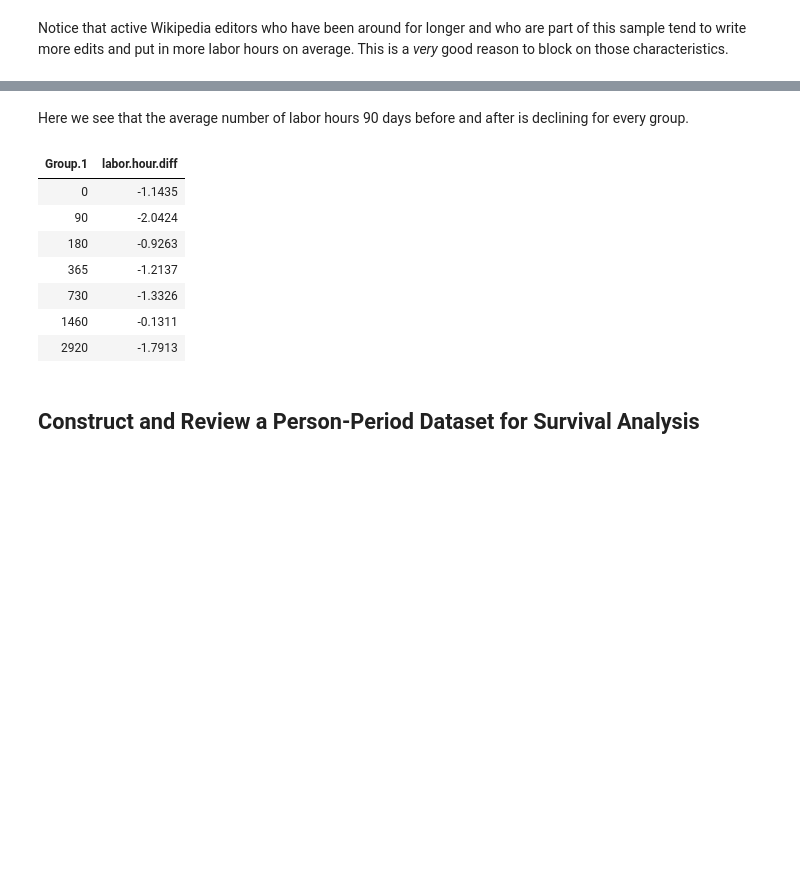
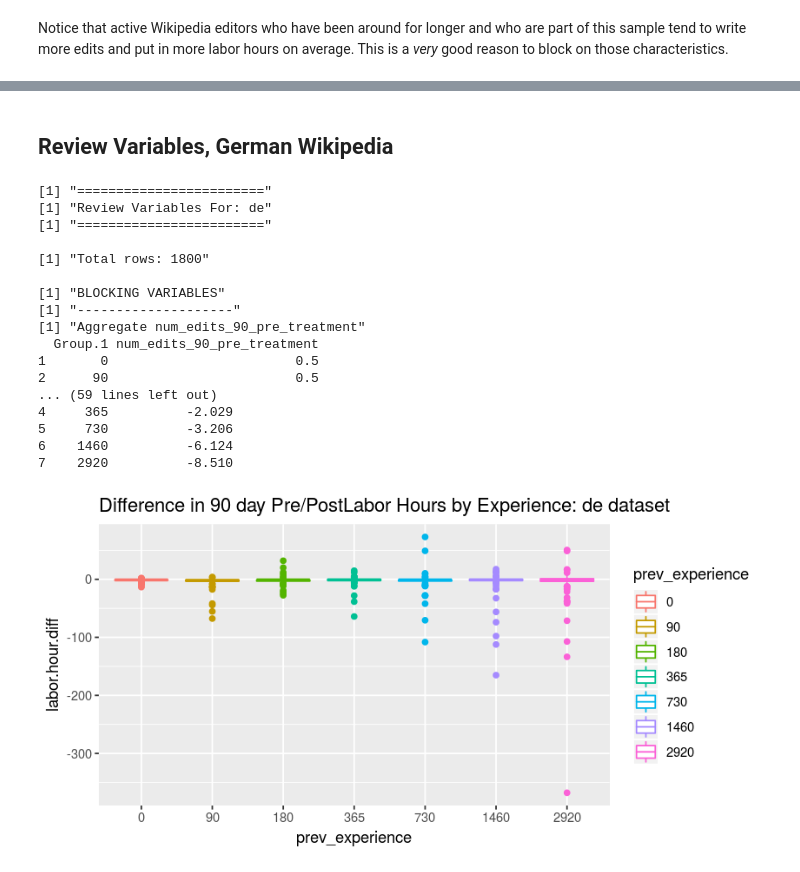
Before and after one commit to citizensandtech/CivilServant-Wikipedia-Analysis, a Jupyter notebook: power-analysis/thankee-experiment-2019/thanks-recipient-experiment-power-analysis-R.ipynb, the cells around one changed output, grey strips where cells are left out. Cells and saved outputs as stored; diff of their text form; code cells hidden in the pictures; blank space fills up the shorter version.

```diff
--- a/power-analysis/thankee-experiment-2019/thanks-recipient-experiment-power-analysis-R.ipynb
+++ b/power-analysis/thankee-experiment-2019/thanks-recipient-experiment-power-analysis-R.ipynb
@@ -276,21 +281,3 @@ This is a list of discrepancies between the specification and the data file, Feb
 * `labor` should be spelled consistently
 # %% [markdown]
 ## Review Blocking & Assignment Variables
-# %%
-# VARIABLE: experience_level_pre_treatment: Definition:
-#  the elapsed number of days between registration
-#  and last edit in the observation period up to the simulated treatment date
-
-de.power.df$prev_experience <- as.integer(gsub("bin_", "", de.power.df$experience_level_pre_treatment))
-de.power.df$prev_experience <- factor(de.power.df$prev_experience,
-                                      levels = sort(unique(de.power.df$prev_experience)))
-
-summary(factor(de.power.df$prev_experience))
-
-# VARIABLE: newcomer: accounts that were created within in the last 90 days,
-#   and which have made at least 3 edits since starting their account
-de.power.df$newcomer <- de.power.df$experience_level_pre_treatment == "bin_0" &
-    de.power.df$num_edits_90_pre_treatment >= 3
-
-# VARIABLE: num_prev_thanks_pre_treatment
-de.power.df$num_prev_thanks_pre_treatment <- de.power.df$num_prev_thanks_before_treatment
@@ -344,10 +285,0 @@ aggregate(de.power.df[c("num_prev_thanks_pre_treatment")],
-# %%
-# VARIABLE: num.edit.diff: the number of edits
-# in the 90 days after treatment minutes the number in the 90 before treatment
-de.power.df$num.edit.diff <- de.power.df$num_edits_90_post_treatment -
-    de.power.df$num_edits_90_pre_treatment
-
-# VARIABLE: num.edit.diff: the number of edits
-# in the 90 days after treatment minutes the number in the 90 before treatment
-de.power.df$labor.hour.diff <- de.power.df$labour_hours_90_post_treatment -
-    de.power.df$labour_hours_90_pre_treatment
@@ -369,17 +285,0 @@ aggregate(de.power.df[c("num.edit.diff")],
-# %% [markdown]
-Here we see that the average number of labor hours 90 days before and after is declining for every group.
-# %%
-## SHOW LABOR HOUR DIFF BY EXPERIENCE GROUP:
-aggregate(de.power.df[c("labor.hour.diff")],
-          FUN=mean, by = list(de.power.df$prev_experience))
-# %% [output]
-| Group.1 | labor.hour.diff |
-| 0 | -1.1435 |
-| 90 | -2.0424 |
-| 180 | -0.9263 |
-| 365 | -1.2137 |
-| 730 | -1.3326 |
-| 1460 | -0.1311 |
-| 2920 | -1.7913 |
-# %% [markdown]
-## Construct and Review a Person-Period Dataset for Survival Analysis
@@ -385,0 +389,23 @@ aggregate(de.power.df[c("labor.hour.diff")],
+# %% [markdown]
+## Review Variables, German Wikipedia
+# %%
+de.power.df <- subset.and.review.variables(de.power.df)
+# %% [output]
+[1] "========================"
+[1] "Review Variables For: de"
+[1] "========================"
+
+[1] "Total rows: 1800"
+
+[1] "BLOCKING VARIABLES"
+[1] "--------------------"
+[1] "Aggregate num_edits_90_pre_treatment"
+  Group.1 num_edits_90_pre_treatment
+1       0                        0.5
+2      90                        0.5
+... (59 lines left out)
+4     365          -2.029
+5     730          -3.206
+6    1460          -6.124
+7    2920          -8.510
+[figure, added]
```
Also changed, not shown: parts of 42 cells of this notebook.
